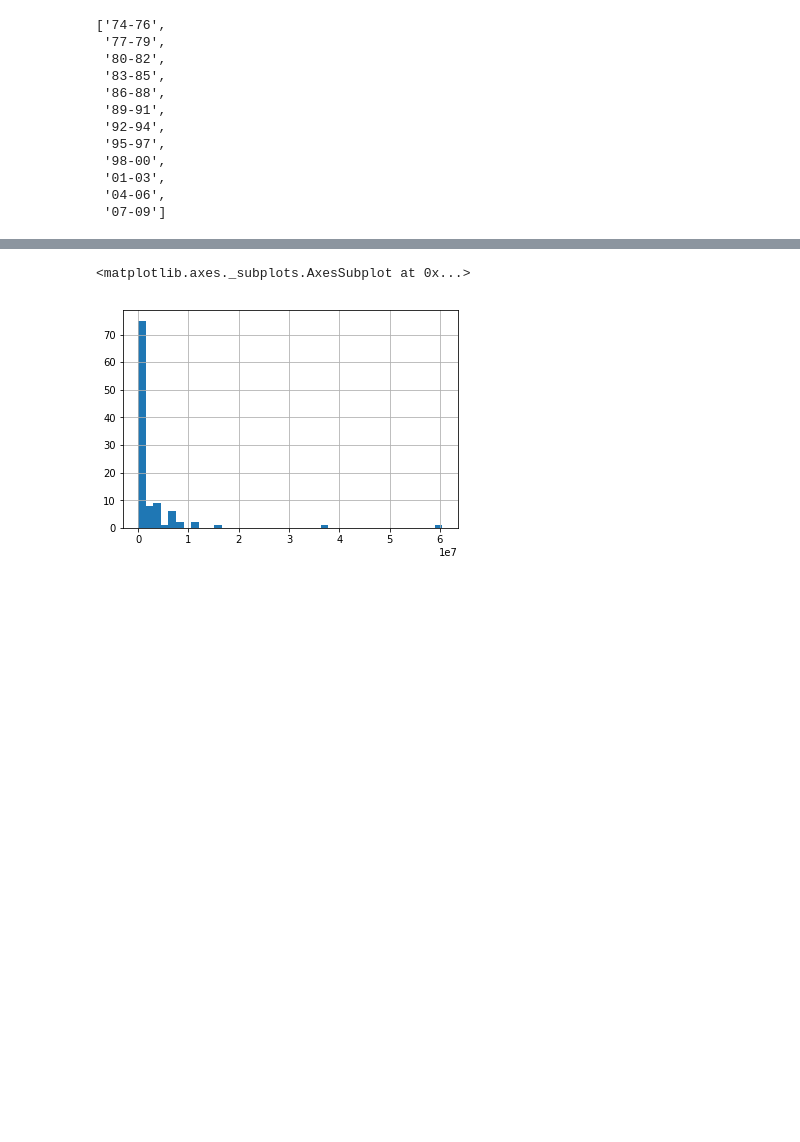
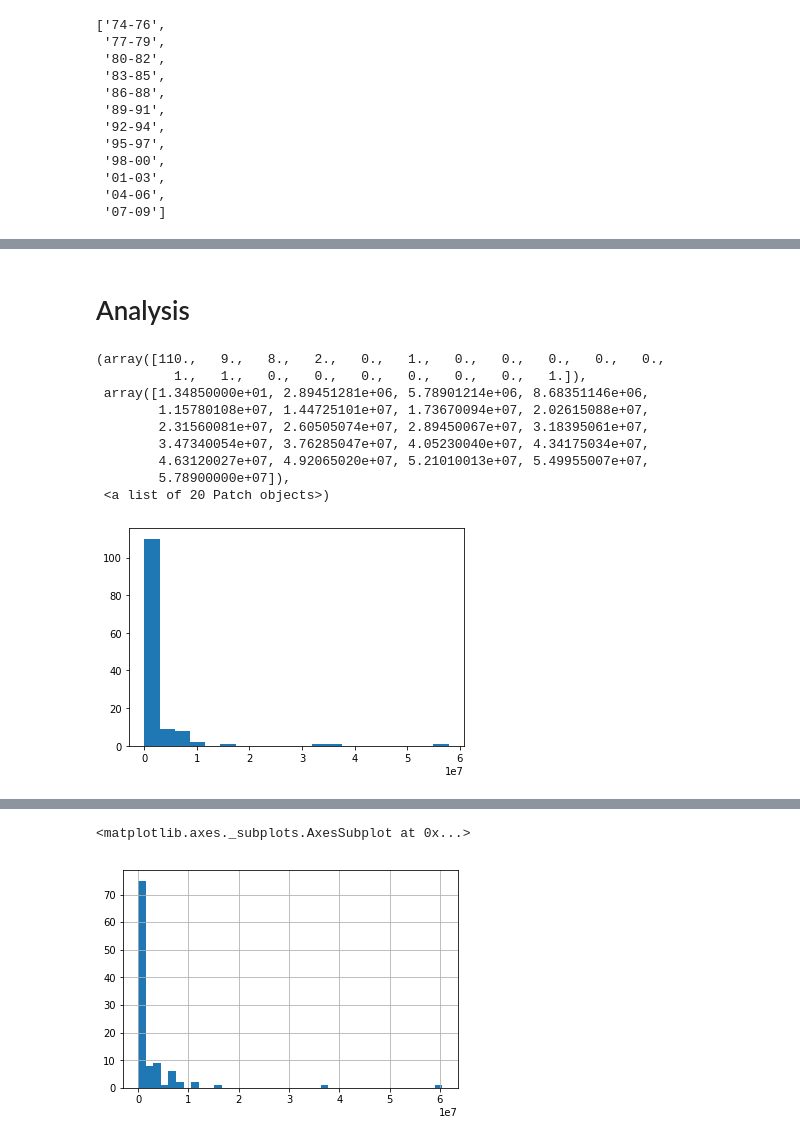
Before and after one commit to reneang17/data-analyst, a Jupyter notebook: gapminder_energy/gapminder_energy_production.ipynb, the cells around one changed output, grey strips where cells are left out. Saved outputs shown, nothing was run; the diff lists cells and outputs as text; code cells hidden in the pictures; blank space fills up the shorter version.

```diff
--- a/gapminder_energy/gapminder_energy_production.ipynb
+++ b/gapminder_energy/gapminder_energy_production.ipynb
@@ -232,0 +209,14 @@ df.loc['United States'].plot()
+# %%
+aux=df_oil
+aux['energy_source']= ['oil']* len(aux)
+df_oil=aux.set_index('energy_source',append=True)
+# %%
+aux=df_gas
+aux['energy_source']= ['gas']* len(aux)
+df_gas=aux.set_index('energy_source',append=True)
+# %%
+df_total = df_total.reset_index().set_index(['energy_source','period'],  drop=True)
+df_oil = df_oil.reset_index().set_index(['energy_source','period'],  drop=True)
+df_gas = df_gas.reset_index().set_index(['energy_source','period'],  drop=True)
+# %%
+df = df_total.append([df_oil,df_gas])
@@ -232,0 +241,2 @@ df.loc['United States'].plot()
+# %% [markdown]
+# Analysis
@@ -233,3 +246,18 @@ df.loc['United States'].plot()
+# %%
+# Distribution over the total production of energy
+x_aux = df.loc[('total')].sum(axis=0);
+plt.hist(x_aux , bins= 20)
+# %% [output]
+(array([110.,   9.,   8.,   2.,   0.,   1.,   0.,   0.,   0.,   0.,   0.,
+          1.,   1.,   0.,   0.,   0.,   0.,   0.,   0.,   1.]),
+ array([1.34850000e+01, 2.89451281e+06, 5.78901214e+06, 8.68351146e+06,
+        1.15780108e+07, 1.44725101e+07, 1.73670094e+07, 2.02615088e+07,
+        2.31560081e+07, 2.60505074e+07, 2.89450067e+07, 3.18395061e+07,
+        3.47340054e+07, 3.76285047e+07, 4.05230040e+07, 4.34175034e+07,
+        4.63120027e+07, 4.92065020e+07, 5.21010013e+07, 5.49955007e+07,
+        5.78900000e+07]),
+ <a list of 20 Patch objects>)
+[figure, added]
 # %%
 df.loc[df['2009'].idxmin()].plot()
 # %% [output]
```
Also changed, not shown: parts of 22 cells of this notebook.
